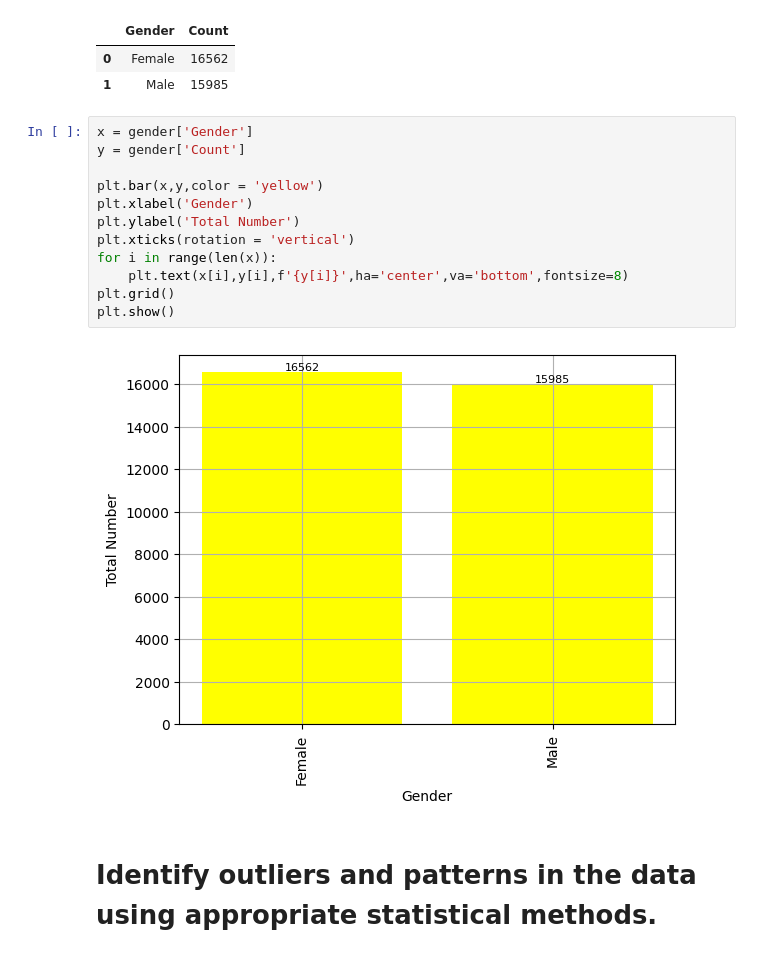
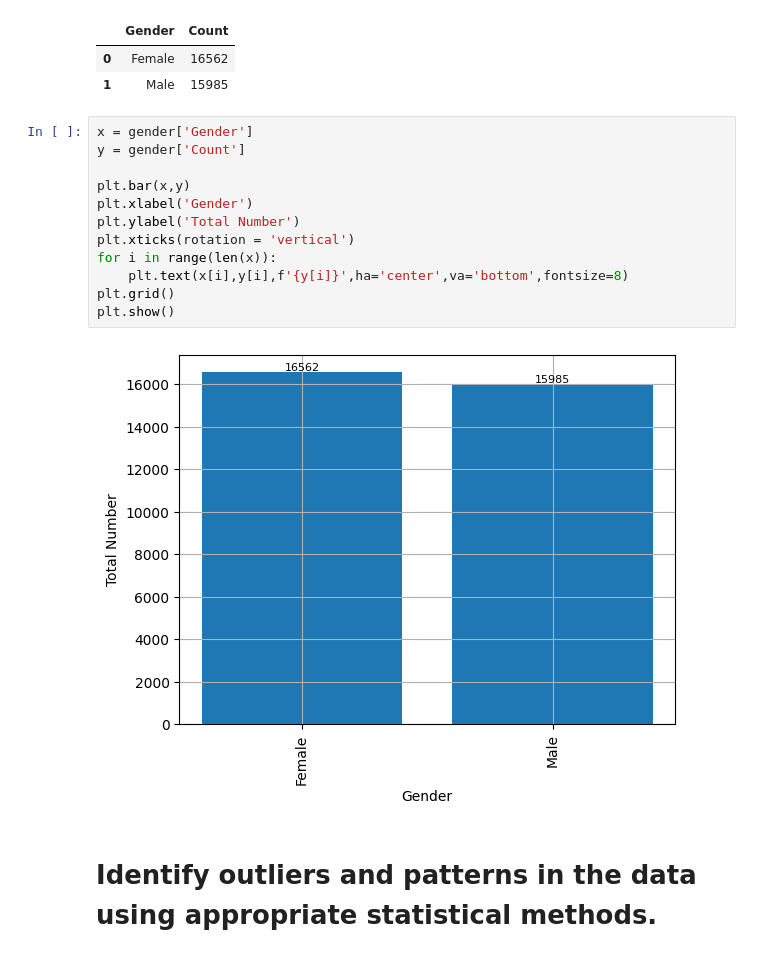
Before and after one commit to akshayDK0420/TwoDotSeven, a Jupyter notebook: Task2.ipynb, the cells around one changed output. Saved outputs shown, nothing was run; the diff lists cells and outputs as text.

```diff
--- a/Task2.ipynb
+++ b/Task2.ipynb
@@ -196,17 +196,17 @@ gender
 # %%
 x = gender['Gender']
 y = gender['Count']
 
-plt.bar(x,y,color = 'yellow')
+plt.bar(x,y)
 plt.xlabel('Gender')
 plt.ylabel('Total Number')
 plt.xticks(rotation = 'vertical')
 for i in range(len(x)):
     plt.text(x[i],y[i],f'{y[i]}',ha='center',va='bottom',fontsize=8)
 plt.grid()
 plt.show()
 # %% [output]
-[figure, old version]
+[figure, new version]
 # %% [markdown]
 # Identify outliers and patterns in the data using appropriate statistical methods.
 # %%
```
Also changed, not shown: parts of 25 cells of this notebook.
